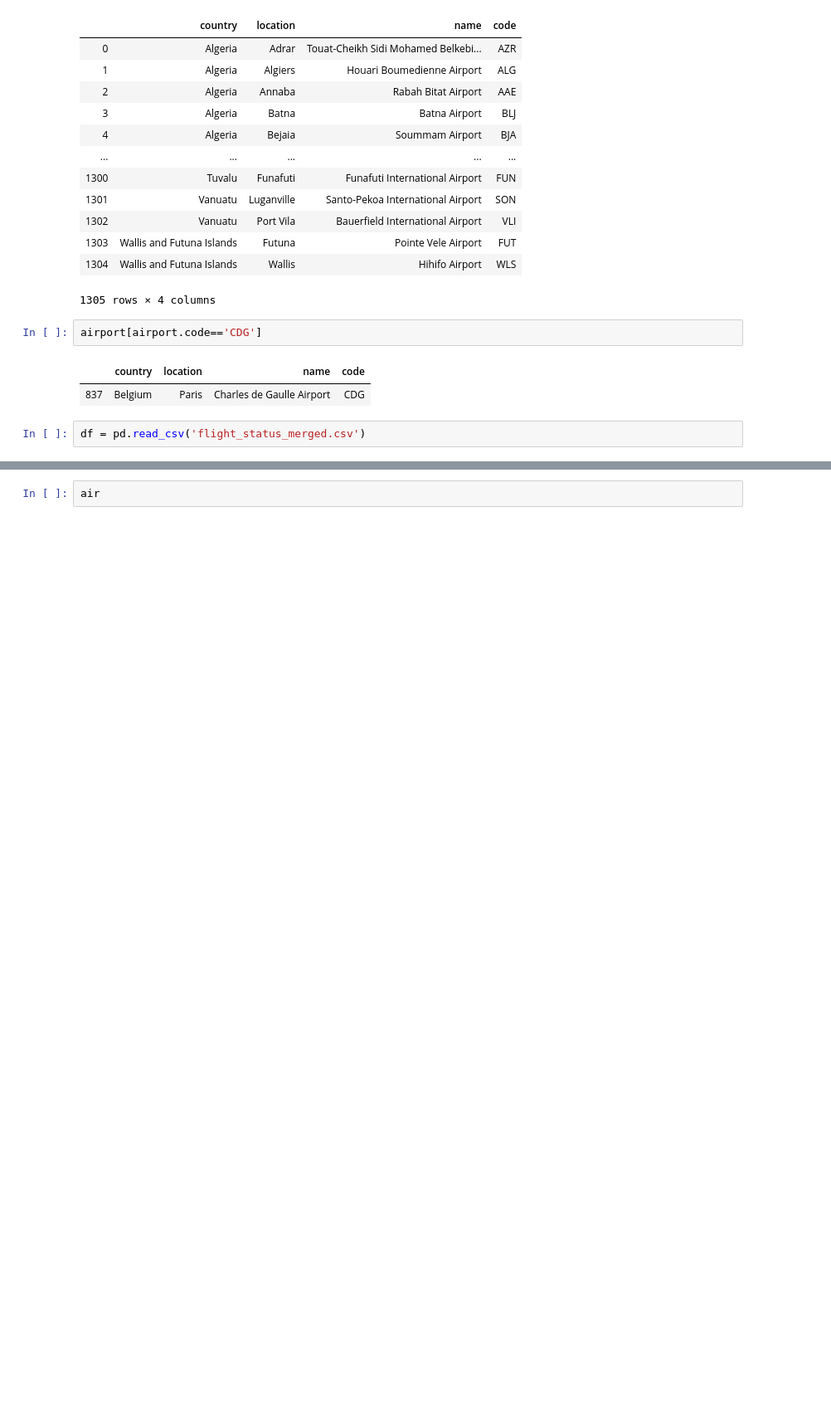
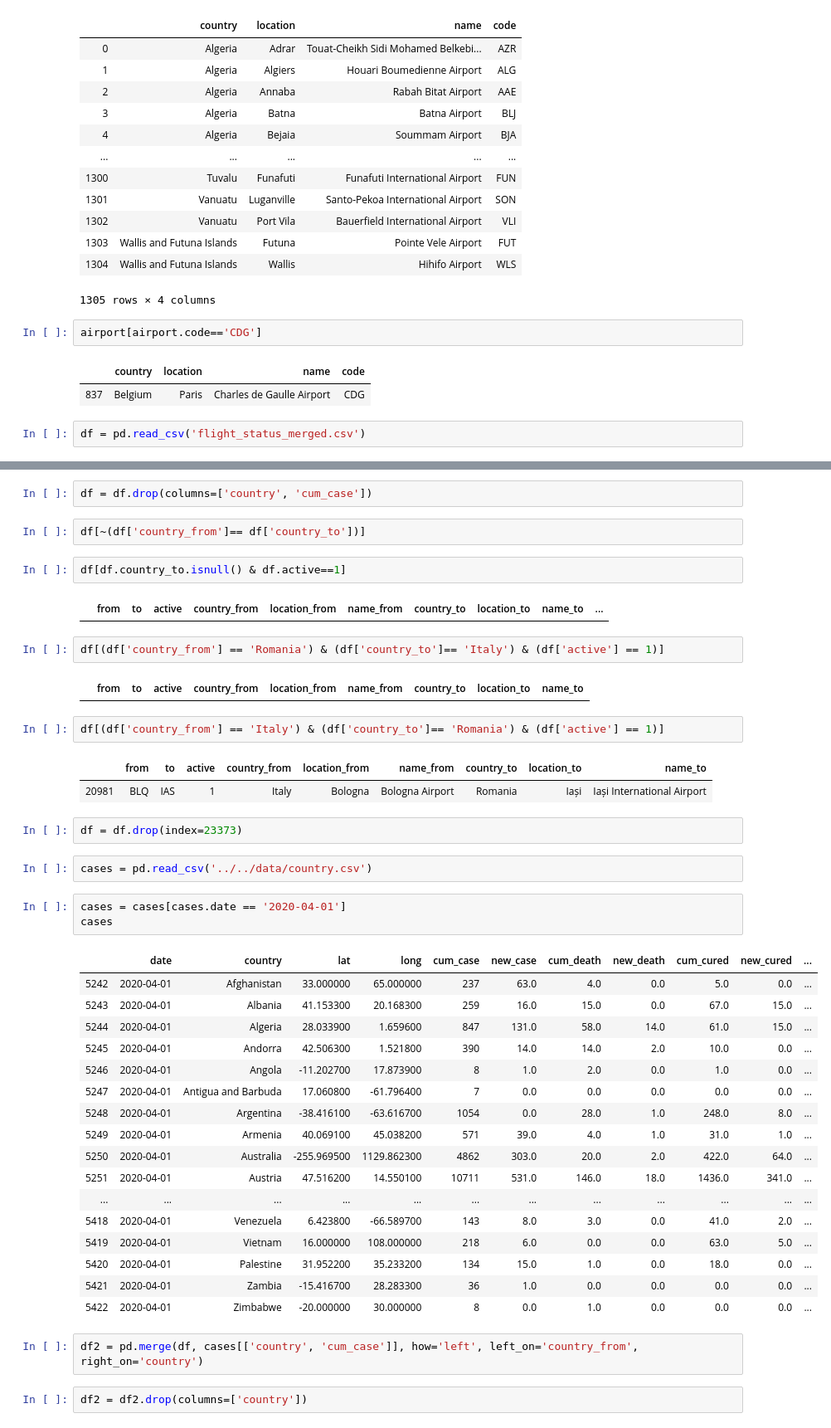
Before and after one commit to kruschev/Covid19, a Jupyter notebook: analysis/flight_analysis/Untitled.ipynb, the cells around one changed output, grey strips where cells are left out. Shown at 83% size. Saved outputs shown, nothing was run; the diff lists cells and outputs as text; blank space fills up the shorter version.

```diff
--- a/analysis/flight_analysis/Untitled.ipynb
+++ b/analysis/flight_analysis/Untitled.ipynb
@@ -69,2 +53,46 @@ df
-# %%
-air
+# %%
+df = df.drop(columns=['country', 'cum_case'])
+# %%
+df[~(df['country_from']== df['country_to'])]
+# %%
+df[df.country_to.isnull() & df.active==1]
+# %% [output]
+|  | from | to | active | country_from | location_from | name_from | country_to | location_to | name_to | ... |
+# %%
+df[(df['country_from'] == 'Romania') & (df['country_to']== 'Italy') & (df['active'] == 1)]
+# %% [output]
+|  | from | to | active | country_from | location_from | name_from | country_to | location_to | name_to |
+# %%
+df[(df['country_from'] == 'Italy') & (df['country_to']== 'Romania') & (df['active'] == 1)]
+# %% [output]
+|  | from | to | active | country_from | location_from | name_from | country_to | location_to | name_to |
+| 20981 | BLQ | IAS | 1 | Italy | Bologna | Bologna Airport | Romania | Iași | Iași International Airport |
+# %%
+df = df.drop(index=23373)
+# %%
+cases = pd.read_csv('../../data/country.csv')
+# %%
+cases = cases[cases.date == '2020-04-01']
+cases
+# %% [output]
+|  | date | country | lat | long | cum_case | new_case | cum_death | new_death | cum_cured | new_cured | ... |
+| 5242 | 2020-04-01 | Afghanistan | 33.000000 | 65.000000 | 237 | 63.0 | 4.0 | 0.0 | 5.0 | 0.0 | ... |
+| 5243 | 2020-04-01 | Albania | 41.153300 | 20.168300 | 259 | 16.0 | 15.0 | 0.0 | 67.0 | 15.0 | ... |
+| 5244 | 2020-04-01 | Algeria | 28.033900 | 1.659600 | 847 | 131.0 | 58.0 | 14.0 | 61.0 | 15.0 | ... |
+| 5245 | 2020-04-01 | Andorra | 42.506300 | 1.521800 | 390 | 14.0 | 14.0 | 2.0 | 10.0 | 0.0 | ... |
+| 5246 | 2020-04-01 | Angola | -11.202700 | 17.873900 | 8 | 1.0 | 2.0 | 0.0 | 1.0 | 0.0 | ... |
+| 5247 | 2020-04-01 | Antigua and Barbuda | 17.060800 | -61.796400 | 7 | 0.0 | 0.0 | 0.0 | 0.0 | 0.0 | ... |
+| 5248 | 2020-04-01 | Argentina | -38.416100 | -63.616700 | 1054 | 0.0 | 28.0 | 1.0 | 248.0 | 8.0 | ... |
+| 5249 | 2020-04-01 | Armenia | 40.069100 | 45.038200 | 571 | 39.0 | 4.0 | 1.0 | 31.0 | 1.0 | ... |
+| 5250 | 2020-04-01 | Australia | -255.969500 | 1129.862300 | 4862 | 303.0 | 20.0 | 2.0 | 422.0 | 64.0 | ... |
+| 5251 | 2020-04-01 | Austria | 47.516200 | 14.550100 | 10711 | 531.0 | 146.0 | 18.0 | 1436.0 | 341.0 | ... |
+| ... | ... | ... | ... | ... | ... | ... | ... | ... | ... | ... | ... |
+| 5418 | 2020-04-01 | Venezuela | 6.423800 | -66.589700 | 143 | 8.0 | 3.0 | 0.0 | 41.0 | 2.0 | ... |
+| 5419 | 2020-04-01 | Vietnam | 16.000000 | 108.000000 | 218 | 6.0 | 0.0 | 0.0 | 63.0 | 5.0 | ... |
+| 5420 | 2020-04-01 | Palestine | 31.952200 | 35.233200 | 134 | 15.0 | 1.0 | 0.0 | 18.0 | 0.0 | ... |
+| 5421 | 2020-04-01 | Zambia | -15.416700 | 28.283300 | 36 | 1.0 | 0.0 | 0.0 | 0.0 | 0.0 | ... |
+| 5422 | 2020-04-01 | Zimbabwe | -20.000000 | 30.000000 | 8 | 0.0 | 1.0 | 0.0 | 0.0 | 0.0 | ... |
+# %%
+df2 = pd.merge(df, cases[['country', 'cum_case']], how='left', left_on='country_from', right_on='country')
+# %%
+df2 = df2.drop(columns=['country'])
```
Also changed, not shown: parts of 6 cells of this notebook, 12 other files.
